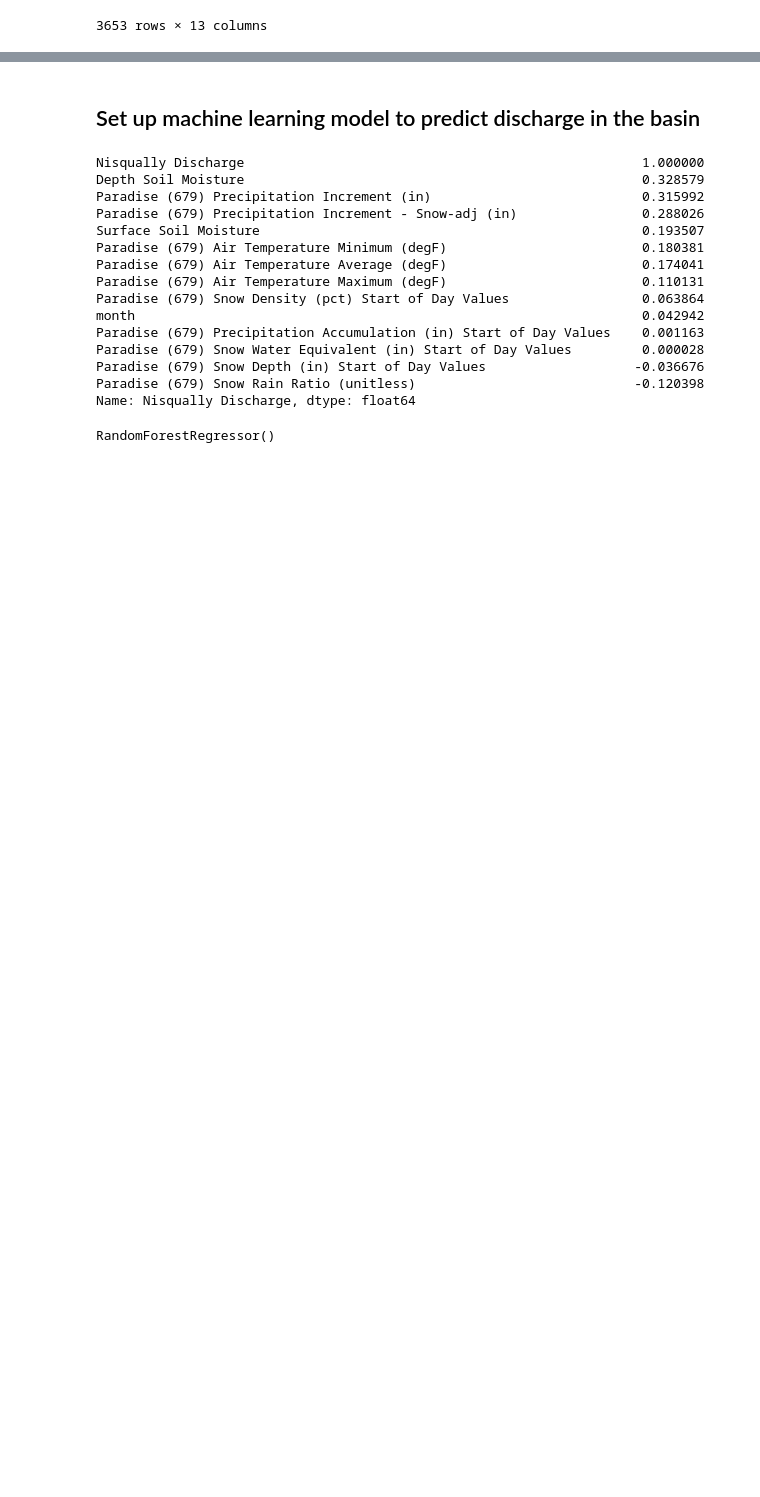
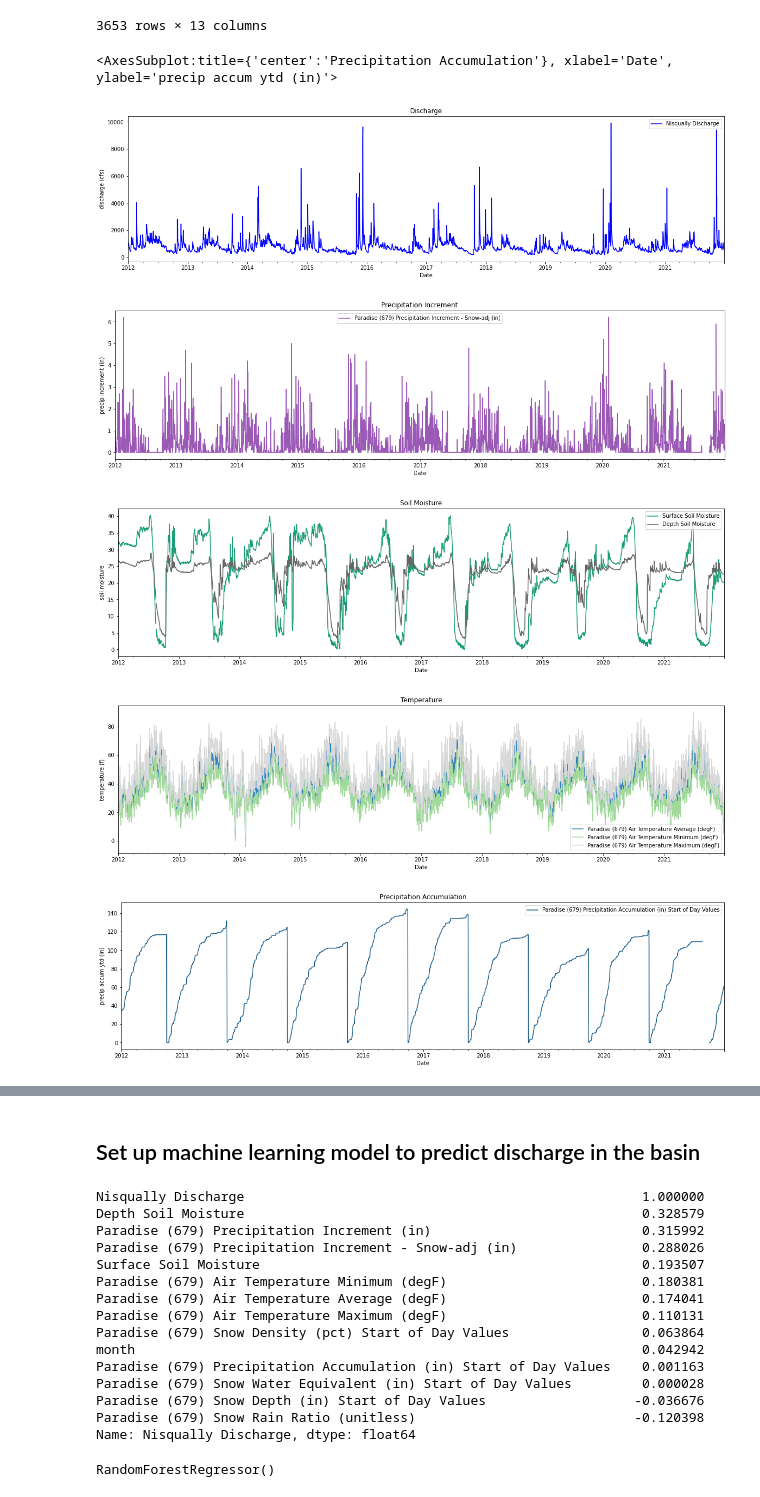
Before and after one commit to ianvd/gage-guesser, a Jupyter notebook: Main.ipynb, the cells around one changed output, grey strips where cells are left out. Drawn from its saved outputs; the diff is of its cells as text; code cells hidden in the pictures; blank space fills up the shorter version.

```diff
--- a/Main.ipynb
+++ b/Main.ipynb
@@ -200,6 +200,28 @@ df
 | 2021-12-30 | 61.0 | 0.0 | 1.3 | 20.0 | ... |
 | 2021-12-31 | 61.0 | 0.9 | 0.9 | NaN | ... |
 3653 rows × 13 columns
+# %%
+# Plot 2012-2021
+df.loc['2012-01-01':'2021-12-31'].plot(y='Nisqually Discharge', kind ='line', figsize=(20,5), ylabel='discharge (cfs)', \
+                                              title='Discharge', color='blue')
+df.loc['2012-01-01':'2021-12-31'].plot(y='Paradise (679) Precipitation Increment - Snow-adj (in)', \
+                                              kind ='line', figsize=(20,5), ylabel='precip increment (in)', \
+                                              title='Precipitation Increment', color = '#9B59B6')
+df.loc['2012-01-01':'2021-12-31'].plot(y=['Surface Soil Moisture', 'Depth Soil Moisture'], kind ='line', figsize=(20,5), ylabel='soil moisture', \
+                                              title='Soil Moisture', colormap='Dark2')
+df.loc['2012-01-01':'2021-12-31'].plot(y=['Paradise (679) Air Temperature Average (degF)', 'Paradise (679) Air Temperature Minimum (degF)', 'Paradise (679) Air Temperature Maximum (degF)'],\
+                                       kind ='line', figsize=(20,5), ylabel='temperature (f)', \
+                                              title='Temperature', colormap='tab20c')
+df.loc['2012-01-01':'2021-12-31'].plot(y='Paradise (679) Precipitation Accumulation (in) Start of Day Values', \
+                                              kind ='line', figsize=(20,5), ylabel='precip accum ytd (in)', \
+                                              title='Precipitation Accumulation', color = '#1F618D')
+# %% [output]
+<AxesSubplot:title={'center':'Precipitation Accumulation'}, xlabel='Date', ylabel='precip accum ytd (in)'>
+[figure, added]
+[figure, added]
+[figure, added]
+[figure, added]
+[figure, added]
 # %%
 ## add month to the dataset
 df['month'] = df.index.month
```
Also changed, not shown: parts of 46 cells of this notebook.
